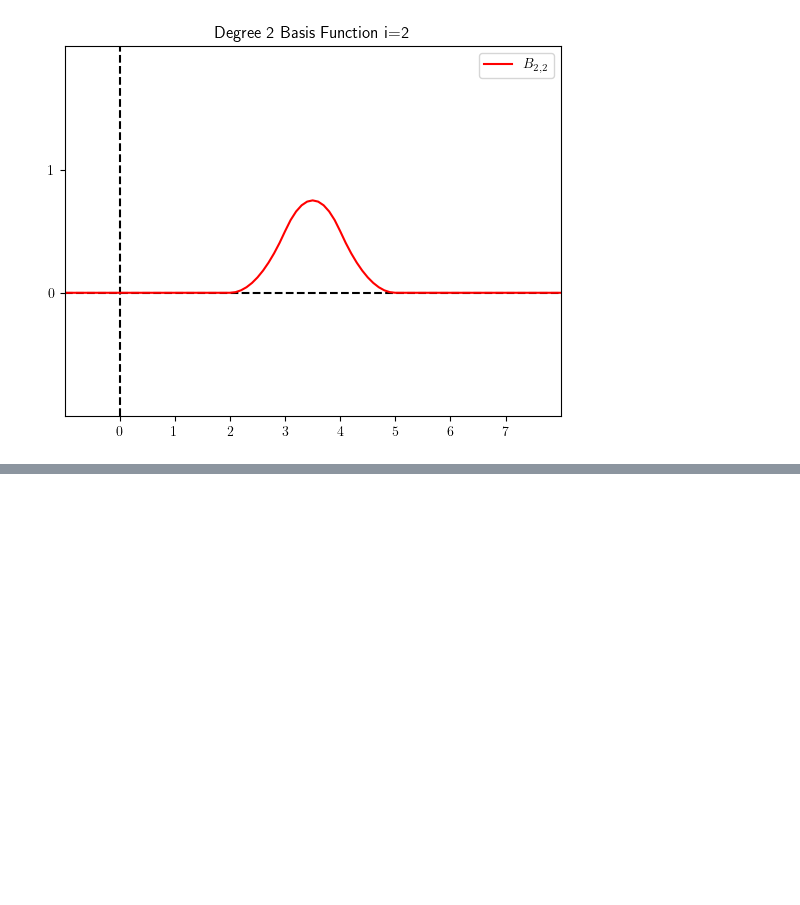
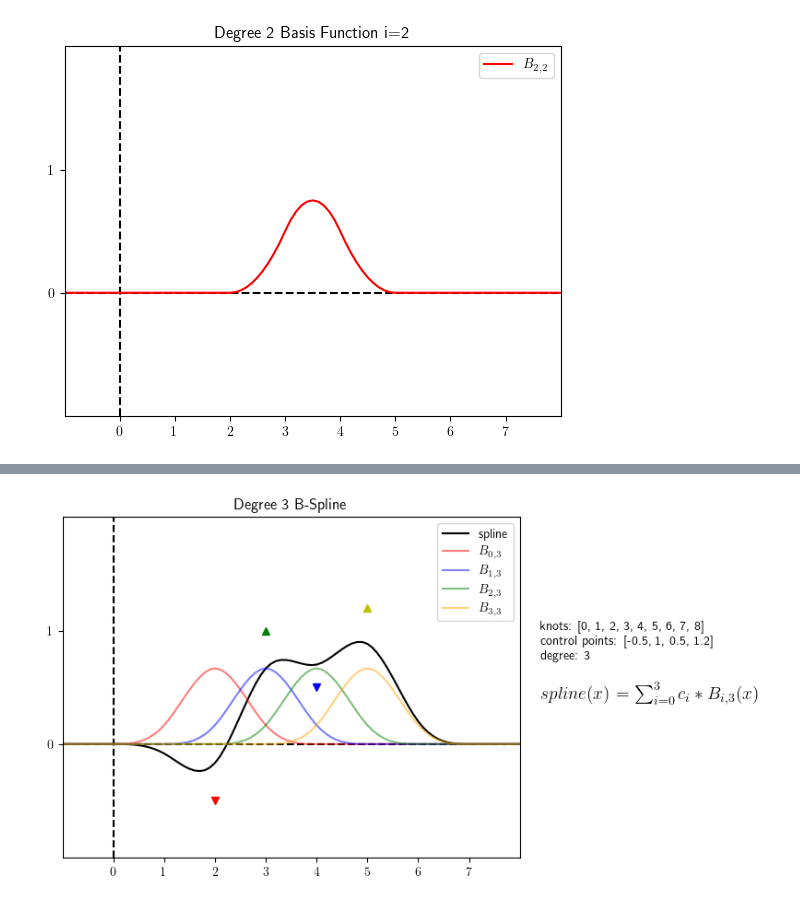
Before and after one commit to lprekon/lprekon.github.io, a Jupyter notebook: content/simd_benchmarking/simd_blogpost_graphics.ipynb, the cells around one changed output, grey strips where cells are left out. Drawn from its saved outputs; the diff is of its cells as text; code cells hidden in the pictures; blank space fills up the shorter version.

```diff
--- a/content/simd_benchmarking/simd_blogpost_graphics.ipynb
+++ b/content/simd_benchmarking/simd_blogpost_graphics.ipynb
@@ -172,0 +170,28 @@ ax.plot(x, [sum(control_points[i] * basis_activation(i, knots, 3, xi) for i in r
+# %%
+# Degree 3 B-spline, showing all basis activations, showing control points
+
+control_points = [-0.5, 1, .5, 1.2]
+
+setup_graph()
+basis_functions = [[basis_activation(i, knots, 3, x_i) for x_i in x] for i in range(4)]
+full_spline = [sum([basis_functions[i][j] * control_points[i] for i in range(4)]) for j in range(len(x))]
+
+plt.plot(x, full_spline, label="spline", color="black")
+for i in range(4):
+    plt.plot(x, basis_functions[i], label=f"$B_{{{i},3}}$", color=basis_colors[i], alpha=0.5)
+
+plt.legend()
+plt.title("Degree 3 B-Spline")
+plt.text(text_left, text_bottom + 0.35, f"knots:    {knots}\ncontrol points:    {control_points}\ndegree: 3",)
+plt.text(text_left, text_bottom, function_tex_string, fontsize=14)
+
+# plot the color-coded control points
+plt.plot(knots[2], control_points[0], "rv")
+plt.plot(knots[3], control_points[1], "g^")
+plt.plot(knots[4], control_points[2], "bv")
+plt.plot(knots[5], control_points[3], "y^")
+
+plt.savefig(f"{image_folder_name}/bspline_degree_3_full_with_control_points.png", bbox_inches='tight')
+plt.show()
+# %% [output]
+[figure, added]
```
Also changed, not shown: parts of 8 cells of this notebook.
